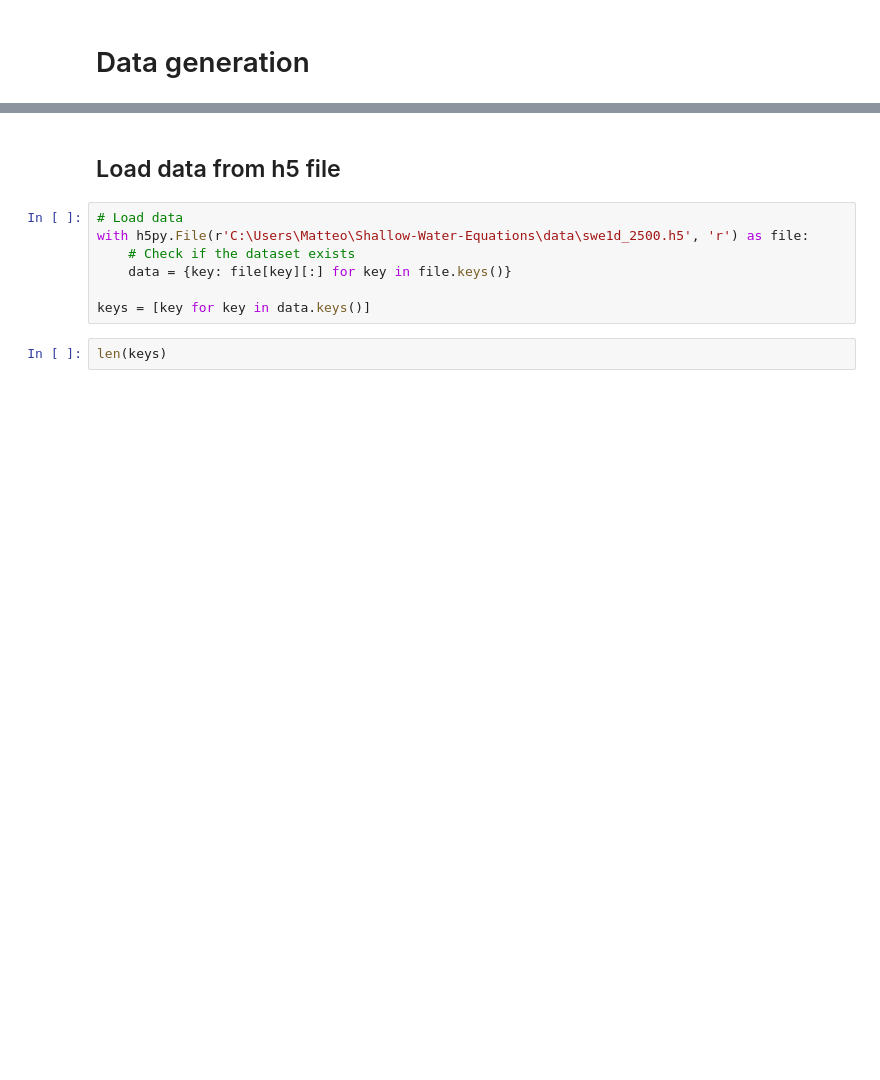
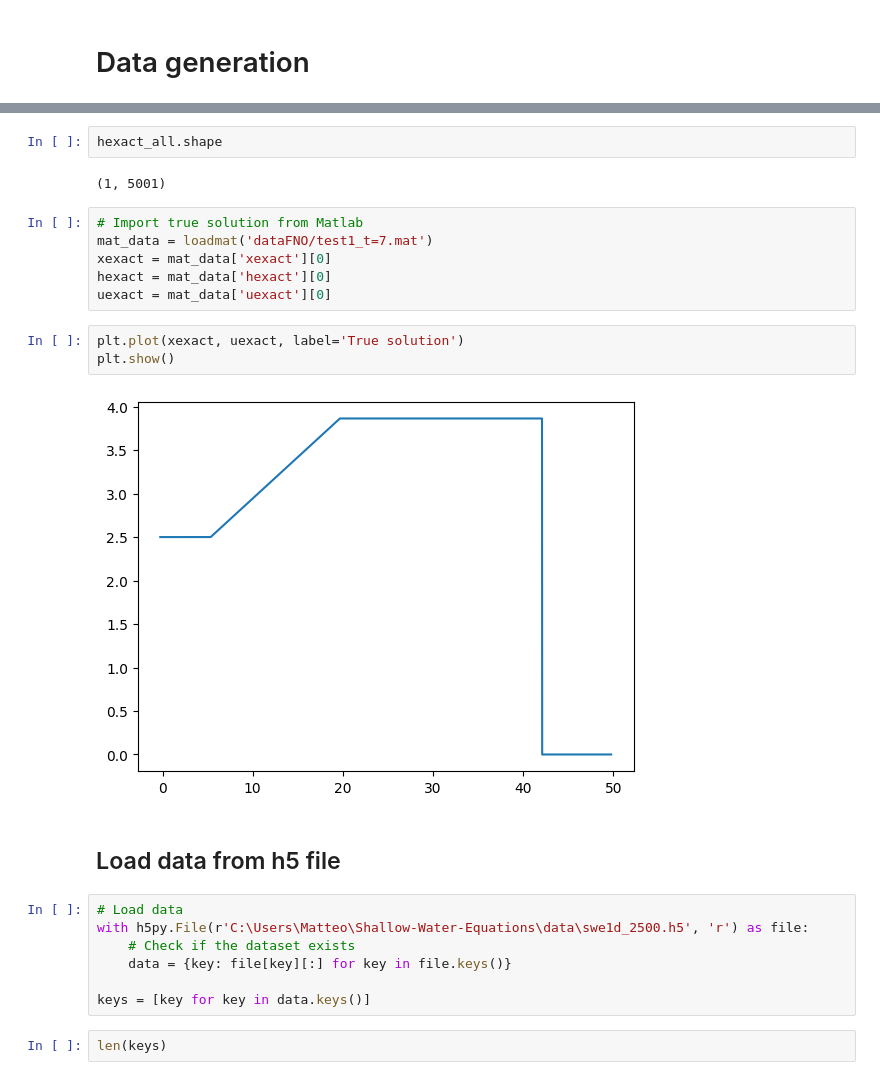
Before and after one commit to MelissaJessen/Shallow-Water-Equations, a Jupyter notebook: data-generation.ipynb, the cells around one changed output, grey strips where cells are left out. Cells and saved outputs as stored; diff of their text form; blank space fills up the shorter version.

```diff
--- a/data-generation.ipynb
+++ b/data-generation.ipynb
@@ -8,3 +19,18 @@ import torch
+# %%
+hexact_all.shape
+# %% [output]
+(1, 5001)
+# %%
+# Import true solution from Matlab
+mat_data = loadmat('dataFNO/test1_t=7.mat')
+xexact = mat_data['xexact'][0]
+hexact = mat_data['hexact'][0]
+uexact = mat_data['uexact'][0]
+# %%
+plt.plot(xexact, uexact, label='True solution')
+plt.show()
+# %% [output]
+[figure, added]
 # %% [markdown]
 ## Load data from h5 file
 # %%
```
Also changed, not shown: parts of 3 cells of this notebook, 4 other files.
